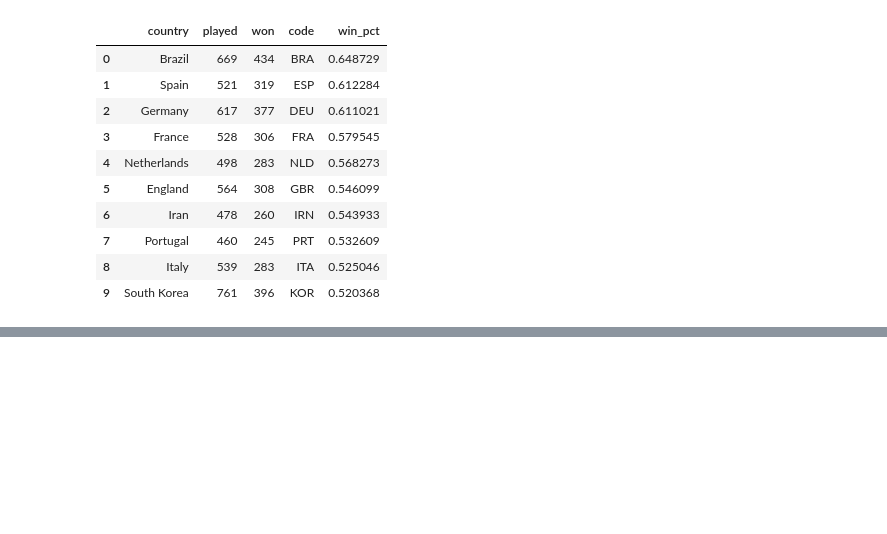
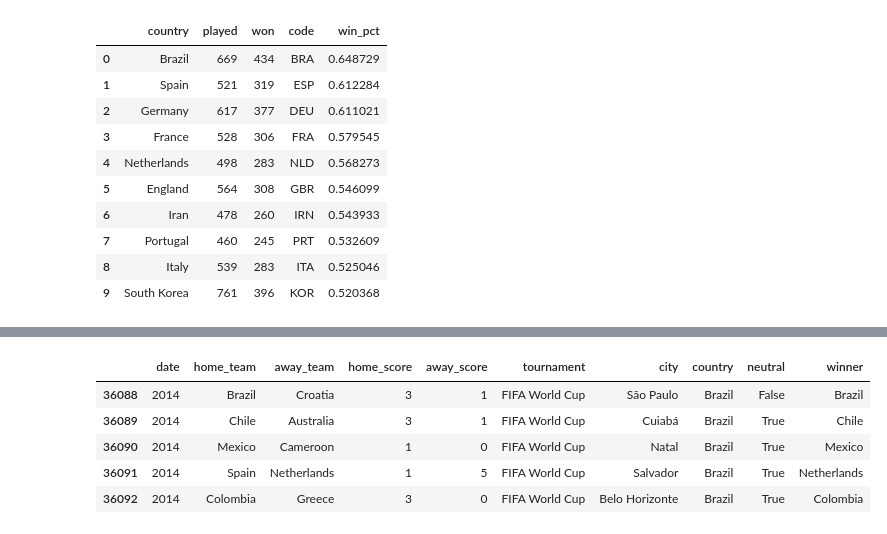
Before and after one commit to CS1951A-S21-Brown/hw6-dataviz-jiantleman, a Jupyter notebook: data/Data Cleaning.ipynb, the cells around one changed output, grey strips where cells are left out. Cells and saved outputs as stored; diff of their text form; code cells hidden in the pictures; blank space fills up the shorter version.

```diff
--- a/data/Data Cleaning.ipynb
+++ b/data/Data Cleaning.ipynb
@@ -196,0 +192,7 @@ win_pct.head(10).to_csv("football_q2.csv", index=False)
+# %%
+# Filter for past 2 World Cups
+wc = data.copy()
+wc = wc[wc['tournament'].isin(["FIFA World Cup"])] #,"FIFA World Cup qualification"])]
+wc = wc[wc['date']>=2014]
+print(wc.shape)
+wc.head()
@@ -196,0 +207,12 @@ win_pct.head(10).to_csv("football_q2.csv", index=False)
+# %%
+# Get game winners
+wc['winner'] = np.where(wc['home_score']>wc['away_score'],wc['home_team'],None)
+wc['winner'] = np.where(wc['home_score']<wc['away_score'],wc['away_team'],wc['winner'])
+wc.head()
+# %% [output]
+|  | date | home_team | away_team | home_score | away_score | tournament | city | country | neutral | winner |
+| 36088 | 2014 | Brazil | Croatia | 3 | 1 | FIFA World Cup | São Paulo | Brazil | False | Brazil |
+| 36089 | 2014 | Chile | Australia | 3 | 1 | FIFA World Cup | Cuiabá | Brazil | True | Chile |
+| 36090 | 2014 | Mexico | Cameroon | 1 | 0 | FIFA World Cup | Natal | Brazil | True | Mexico |
+| 36091 | 2014 | Spain | Netherlands | 1 | 5 | FIFA World Cup | Salvador | Brazil | True | Netherlands |
+| 36092 | 2014 | Colombia | Greece | 3 | 0 | FIFA World Cup | Belo Horizonte | Brazil | True | Colombia |
```
Also changed, not shown: parts of 11 cells of this notebook, 10 other files.
